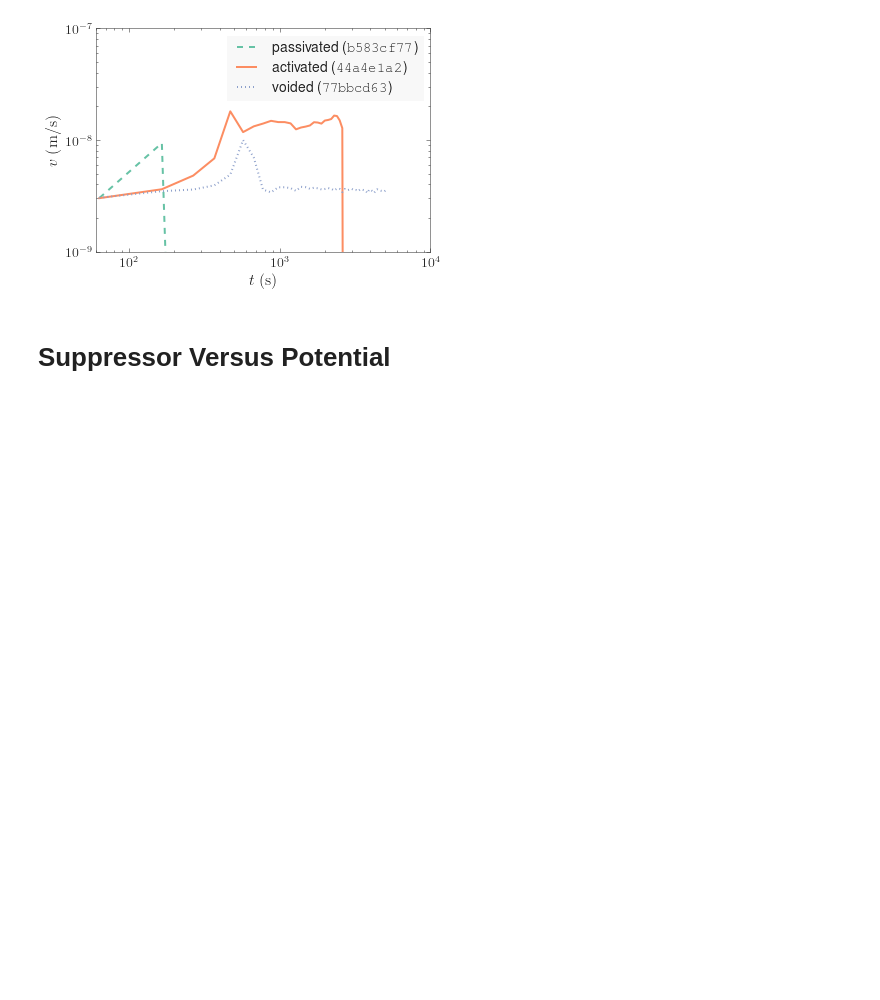
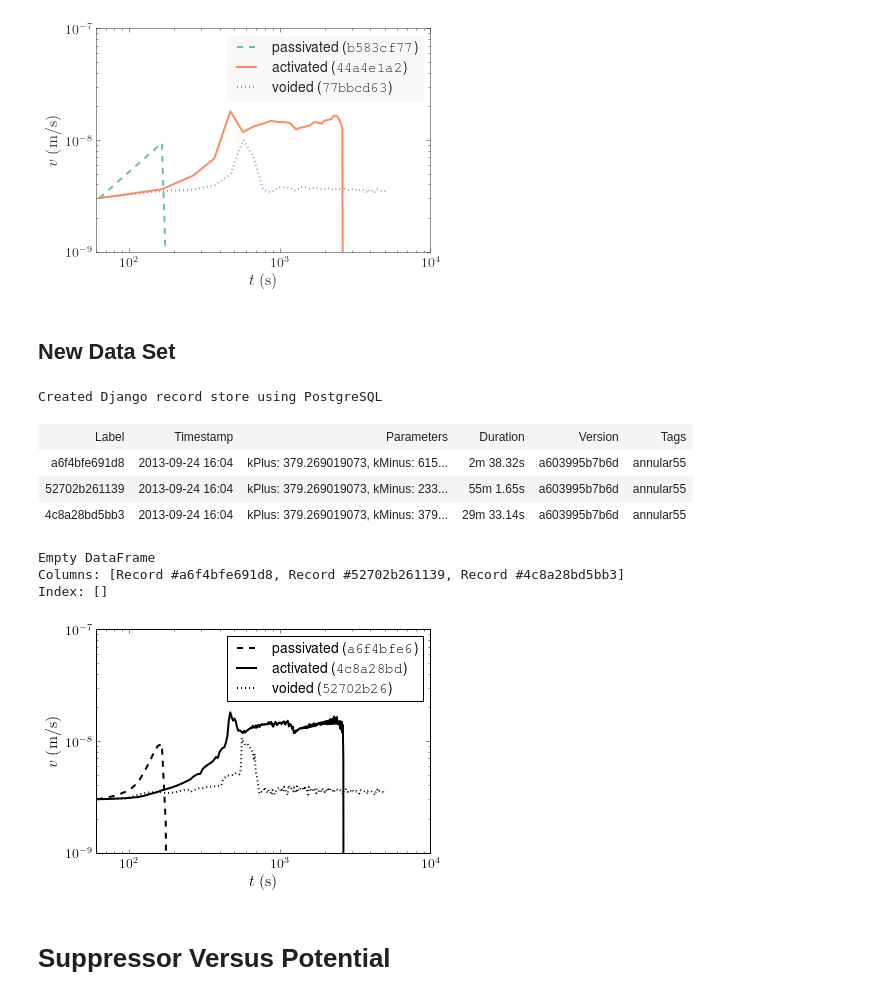
Before and after one commit to wd15/extremefill2D, a Jupyter notebook: figures.ipynb, the cells around one changed output. Drawn from its saved outputs; the diff is of its cells as text; code cells hidden in the pictures; blank space fills up the shorter version.

```diff
--- a/figures.ipynb
+++ b/figures.ipynb
@@ -215,6 +215,65 @@ plt.savefig('depositionrate.png')
 # %% [output]
 [figure]
 [figure]
+# %% [markdown]
+## New Data Set
+# %%
+%load_ext autoreload
+%autoreload 2
+from tools import getSMTRecords, smt_ipy_table
+records = getSMTRecords()
+# %% [output]
+Created Django record store using PostgreSQL
+# %%
+annular55Records = getSMTRecords(records, tags=['annular55'])
+# %%
+smt_ipy_table(annular55Records, fields=['label', 'timestamp', 'parameters', 'duration', 'version', 'tags'], parameters=['kPlus', 'kMinus'])
+# %% [output]
+| Label | Timestamp | Parameters | Duration | Version | Tags |
+| a6f4bfe691d8 | 2013-09-24 16:04 | kPlus: 379.269019073, kMinus: 615... | 2m 38.32s | a603995b7b6d | annular55 |
+| 52702b261139 | 2013-09-24 16:04 | kPlus: 379.269019073, kMinus: 233... | 55m 1.65s | a603995b7b6d | annular55 |
+| 4c8a28bd5bb3 | 2013-09-24 16:04 | kPlus: 379.269019073, kMinus: 379... | 29m 33.14s | a603995b7b6d | annular55 |
+# %%
+import pandas as pd
+
+df = pd.DataFrame({'record' : [r for r in annular55Records], 'kMinus' : [r.parameters['kMinus'] for r in annular55Records]})
+df = df.sort('kMinus')
+reorderedRecords = list(df.record)
+# %%
+from featureProperty import FeatureProperty
+
+fps = [FeatureProperty(r) for r in reorderedRecords]
+for fp in fps:
+    latestIndex = fp.getLatestIndex()#    for index in np.arange(0, latestIndex, 10):
+# %% [output]
+Empty DataFrame
+Columns: [Record #a6f4bfe691d8, Record #52702b261139, Record #4c8a28bd5bb3]
+Index: []
+# %%
+from tools import getDepositionRates
+
+ticklabelfontsize = 14
+axislabelfontsize = 16
+legendfontsize = 14
+
+labels = ['passivated', 'activated', 'voided']
+linestyles = ['--', '-', ':']
+
+for r, l, ls in zip(reorderedRecords, labels, linestyles):
+    t, d = getDepositionRates(r)
+    label = '{0} ($\\texttt{{{1}}}$)'.format(l, r.label[:8])
+#    plt.semilogy(t, d, label=label, ls=ls, color='k', linewidth=2)
+    a = plt.loglog(t, d, label=label, ls=ls, color='k', linewidth=2)
+plt.ylim(1e-9, 1e-7)
+plt.xlabel(r'$t$ $\left(\second\right)$', fontdict={'fontsize' : axislabelfontsize})
+plt.ylabel(r'$v$ $\left(\meter\per\second\right)$', fontdict={'fontsize' : axislabelfontsize})
+plt.xlim(6e1, 1e4)
+plt.tick_params(axis='both', which='major', labelsize=ticklabelfontsize)
+plt.tick_params(axis='both', which='minor', labelsize=ticklabeldffontsize)
+plt.legend(prop={'size' : legendfontsize})
+plt.savefig('depositionrate.png')
+# %% [output]
+[figure, added]
 # %% [markdown]
 # Suppressor Versus Potential
 # %%
```
Also changed, not shown: 2 other files.
